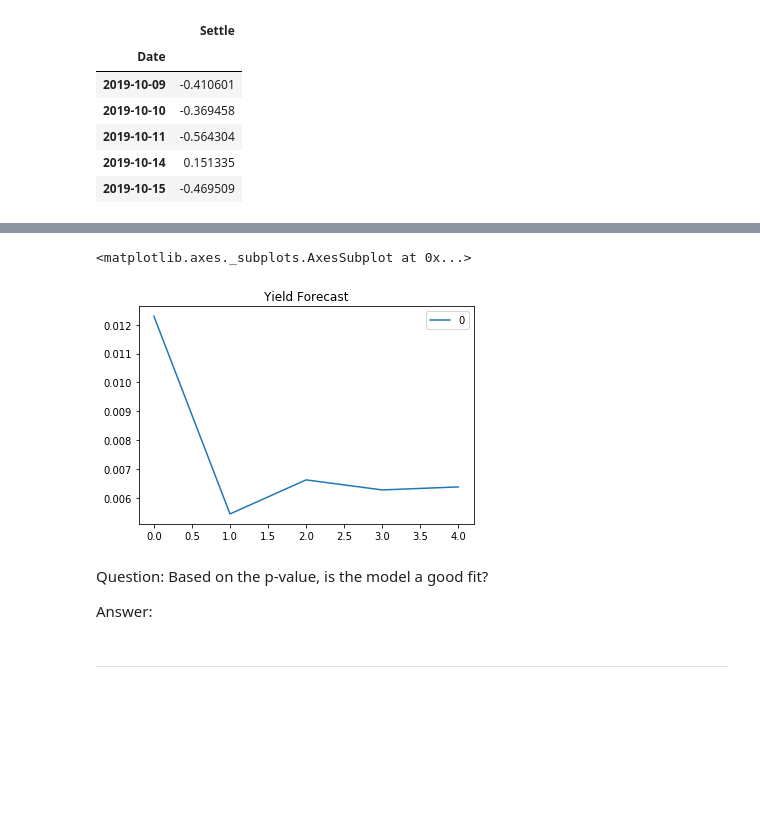
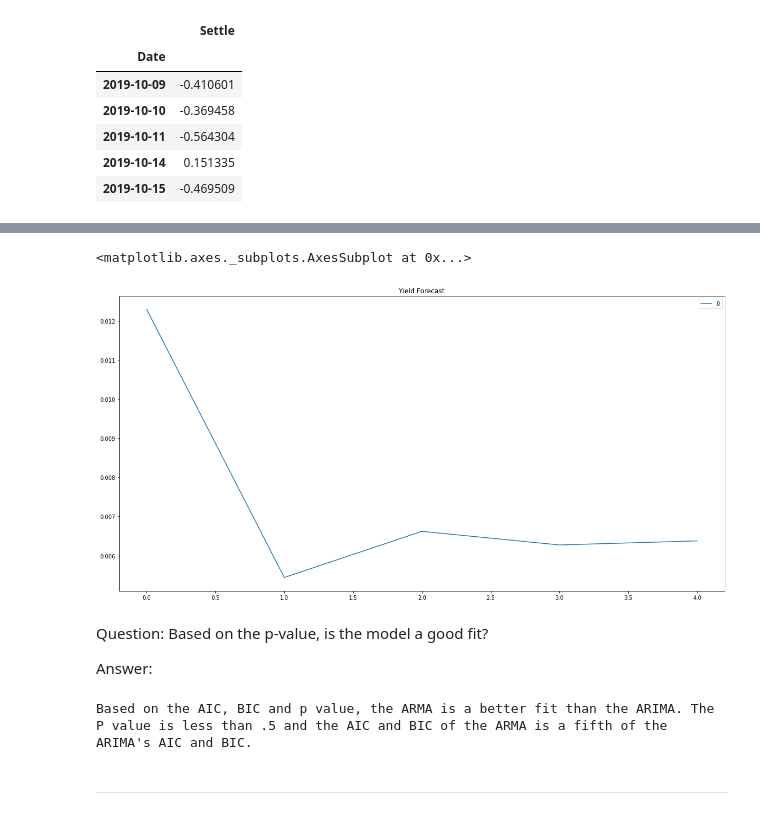
Before and after one commit to johnmyronmillar/YenFutureValue, a Jupyter notebook: Instructions/Starter_Code/time_series_analysis.ipynb, the cells around one changed output, grey strips where cells are left out. Saved outputs shown, nothing was run; the diff lists cells and outputs as text; code cells hidden in the pictures; blank space fills up the shorter version.

```diff
--- a/Instructions/Starter_Code/time_series_analysis.ipynb
+++ b/Instructions/Starter_Code/time_series_analysis.ipynb
@@ -182,15 +182,19 @@ Roots
 # %%
 # Plot the 5 Day Returns Forecast
 # YOUR CODE HERE!
 
-pd.DataFrame(result.forecast(steps=5)[0]).plot(title="Yield Forecast")
+pd.DataFrame(result.forecast(steps=5)[0]).plot(title="Yield Forecast", figsize = (20,10))
 # %% [output]
 <matplotlib.axes._subplots.AxesSubplot at 0x...>
-[figure, old version]
+[figure, new version]
 # %% [markdown]
 Question: Based on the p-value, is the model a good fit?
 
 Answer:
+# %%
+print("Based on the AIC, BIC and p value, the ARMA is a better fit than the ARIMA. The P value is less than .5 and the AIC and BIC of the ARMA is a fifth of the ARIMA's AIC and BIC.")
+# %% [output]
+Based on the AIC, BIC and p value, the ARMA is a better fit than the ARIMA. The P value is less than .5 and the AIC and BIC of the ARMA is a fifth of the ARIMA's AIC and BIC.
 # %% [markdown]
 ---
 # %% [markdown]
```
Also changed, not shown: parts of 10 cells of this notebook.
